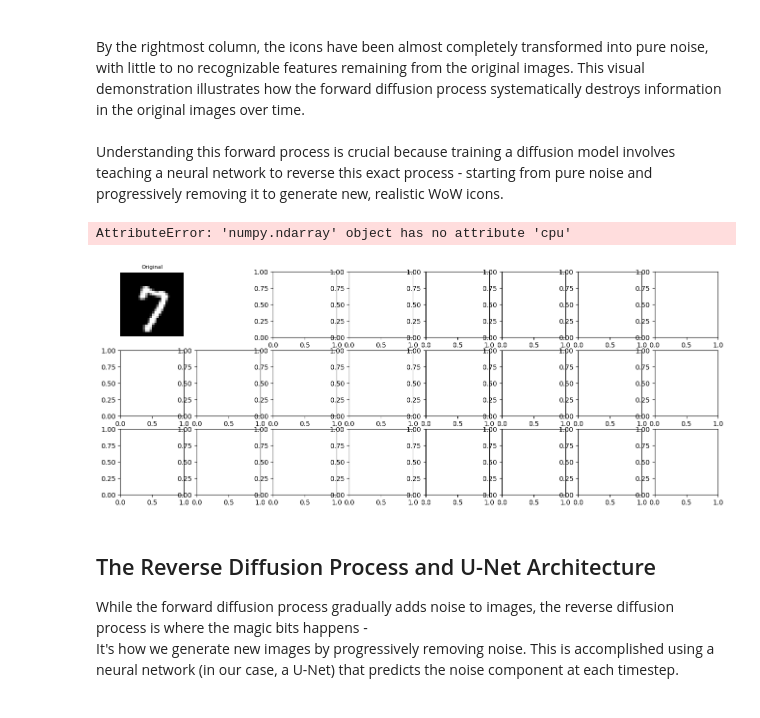
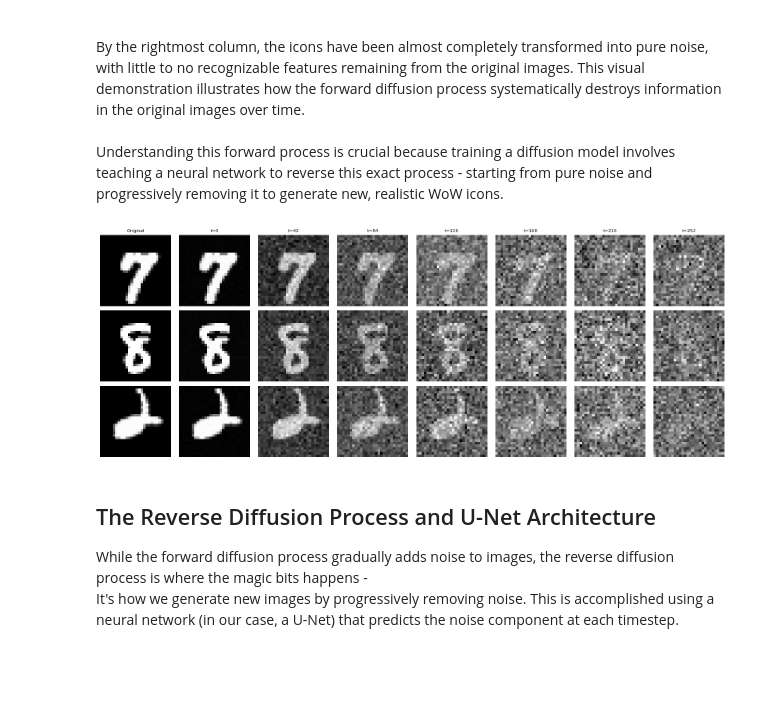
Before and after one commit to mattbarty/generativeDiffusionStudy, a Jupyter notebook: generativeDiffusionMNIST.ipynb, the cells around one changed output. Saved outputs shown, nothing was run; the diff lists cells and outputs as text; code cells hidden in the pictures; blank space fills up the shorter version.

```diff
--- a/generativeDiffusionMNIST.ipynb
+++ b/generativeDiffusionMNIST.ipynb
@@ -240,6 +240,13 @@ import torch.nn.functional as F
 
 
 def linear_beta_schedule(timesteps, start=0.0001, end=0.02):
+    """
+    Creates a linear schedule for the noise variance (β) at each timestep:
+
+    timesteps: the number of timesteps
+    start: the starting value of the schedule
+    end: the ending value of the schedule
+    """
     return torch.linspace(start, end, timesteps)
 
 
@@ -247,6 +254,10 @@ def get_index_from_list(vals, t, x_shape):
     """
     Returns a specific index t of a passed list of values vals
     while considering the batch dimension.
+
+    vals: the list of values to get the index from
+    t: the timestep
+    x_shape: the shape of the input
     """
     batch_size = t.shape[0]
     out = vals.gather(-1, t.cpu())
@@ -257,6 +268,10 @@ def forward_diffusion_sample(x_0, t, device="mps"):
     """
     Takes an image and a timestep as input and
     returns the noisy version of it
+
+    x_0: the original image
+    t: the timestep
+    device: the device to run the computation on
     """
     noise = torch.randn_like(x_0)
     sqrt_alphas_cumprod_t = get_index_from_list(sqrt_alphas_cumprod, t, x_0.shape)
@@ -270,7 +285,7 @@ def forward_diffusion_sample(x_0, t, device="mps"):
 
 
 # Define beta schedule
-T = 100
+T = 300
 betas = linear_beta_schedule(timesteps=T)
 
 # Pre-calculate different terms for closed form
@@ -396,36 +421,35 @@ def display_images_with_diffusion(
 
         if row == 0:
             ax.set_title("Original", fontsize=8)
 
         # Apply different levels of noise for the remaining columns
         for col, timestep in enumerate(range(0, T, stepsize)):
             if col >= num_steps:
                 break
 
             ax = axes[row, col + 1]  # Remaining columns
             ax.axis("off")
 
             # Apply forward diffusion with current timestep
             t = torch.tensor([timestep], device=device).type(torch.int64)
             noisy_img, _ = forward_diffusion_sample(original_img, t, device=device)
-            noisy_img = noisy_img.squeeze(0).cpu().numpy()  # Ensure shape is (H, W)
+            noisy_img = noisy_img.squeeze().cpu().numpy()  # Ensure shape is (H, W)
 
             # Display the image
             ax.imshow(noisy_img, cmap="gray")
 
             # Add timestep as title for the first row
             if row == 0:
                 ax.set_title(f"t={timestep}", fontsize=8)
 
     plt.tight_layout()
     plt.show()
 
 
 # Usage example
 display_images_with_diffusion(dataloader, num_images=3, num_steps=7, T=300)
 # %% [output]
-AttributeError: 'numpy.ndarray' object has no attribute 'cpu'
-[figure, old version]
+[figure, new version]
 # %% [markdown]
 ## The Reverse Diffusion Process and U-Net Architecture
 
```
Also changed, not shown: parts of 7 cells of this notebook.
